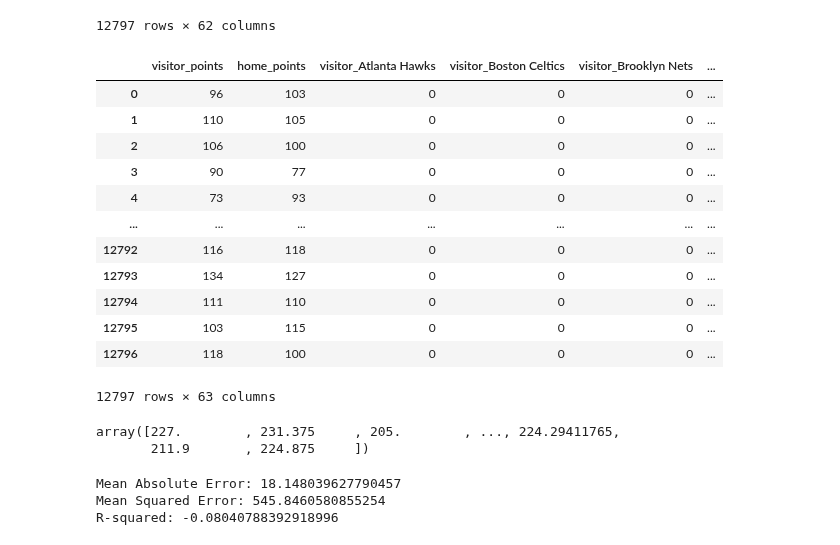
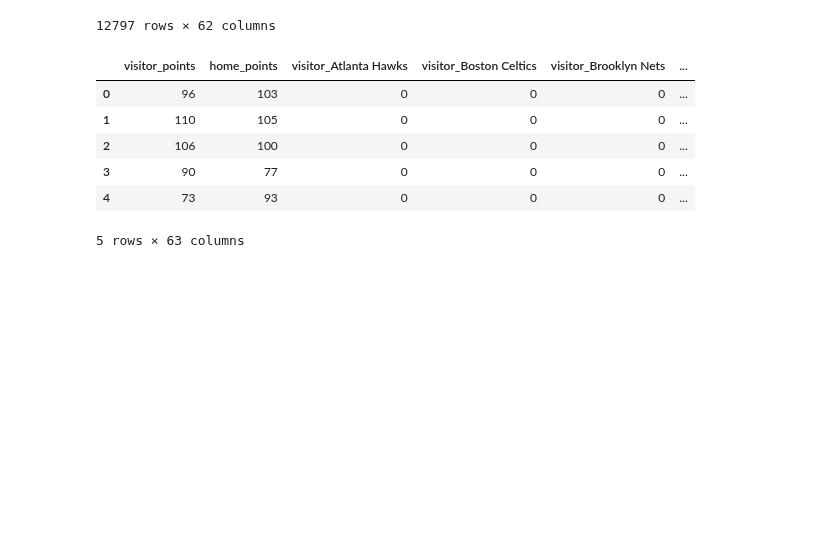
Before and after one commit to VincentGordon-Data-Analyst/nba-api, a Jupyter notebook: total_score_prediction.ipynb, the cells around one changed output. Cells and saved outputs as stored; diff of their text form; code cells hidden in the pictures; blank space fills up the shorter version.

Commit message:
Working on machine learning model for predicting the winner. Removed predicting total points

```diff
--- a/total_score_prediction.ipynb
+++ b/total_score_prediction.ipynb
@@ -68,26 +72,20 @@ encoded_df
 12797 rows × 62 columns
 # %%
 # Create 'total_point' colum
-encoded_df['total_points'] = encoded_df['visitor_points'] + encoded_df['home_points']
+# encoded_df['total_points'] = encoded_df['visitor_points'] + encoded_df['home_points']
 
 # Create a column to check if the home team won
-# encoded_df['home_win'] = encoded_df.apply(
-#     lambda row: 1 if row['home_points'] > row['visitor_points'] else 0,
-#     axis=1
-# )
+encoded_df['home_win'] = encoded_df.apply(
+    lambda row: 1 if row['home_points'] > row['visitor_points'] else 0,
+    axis=1
+)
 
-encoded_df
+encoded_df.head()
 # %% [output]
 |  | visitor_points | home_points | visitor_Atlanta Hawks | visitor_Boston Celtics | visitor_Brooklyn Nets | ... |
 | 0 | 96 | 103 | 0 | 0 | 0 | ... |
 | 1 | 110 | 105 | 0 | 0 | 0 | ... |
 | 2 | 106 | 100 | 0 | 0 | 0 | ... |
 | 3 | 90 | 77 | 0 | 0 | 0 | ... |
 | 4 | 73 | 93 | 0 | 0 | 0 | ... |
-| ... | ... | ... | ... | ... | ... | ... |
-| 12792 | 116 | 118 | 0 | 0 | 0 | ... |
-| 12793 | 134 | 127 | 0 | 0 | 0 | ... |
-| 12794 | 111 | 110 | 0 | 0 | 0 | ... |
-| 12795 | 103 | 115 | 0 | 0 | 0 | ... |
-| 12796 | 118 | 100 | 0 | 0 | 0 | ... |
-12797 rows × 63 columns
+5 rows × 63 columns
@@ -112,35 +91,0 @@ y = encoded_df['total_points']
-# %%
-# Splitting into testing/train data
-X_train, X_test, y_train, y_test = train_test_split(X_df, y,
-                                                    test_size=0.2,
-                                                   random_state=42)
-# Create decision tree regression instance
-model = DecisionTreeRegressor()
-
-# Fit model
-model = model.fit(X_train, y_train)
-
-# Making predictions using scaled data
-predictions = model.predict(X_test)
-
-# Print predicted price for tested features
-predictions
-# %% [output]
-array([227.        , 231.375     , 205.        , ..., 224.29411765,
-       211.9       , 224.875     ])
-# %%
-from sklearn.metrics import mean_absolute_error, mean_squared_error, r2_score
-
-# Evaluate model performance
-mae = mean_absolute_error(y_test, predictions)
-mse = mean_squared_error(y_test, predictions)
-r2 = r2_score(y_test, predictions)
-
-# Print evaluation metrics
-print("Mean Absolute Error:", mae)
-print("Mean Squared Error:", mse)
-print("R-squared:", r2)
-# %% [output]
-Mean Absolute Error: 18.148039627790457
-Mean Squared Error: 545.8460580855254
-R-squared: -0.08040788392918996
```
Also changed, not shown: parts of 6 cells of this notebook, 6 other files.
